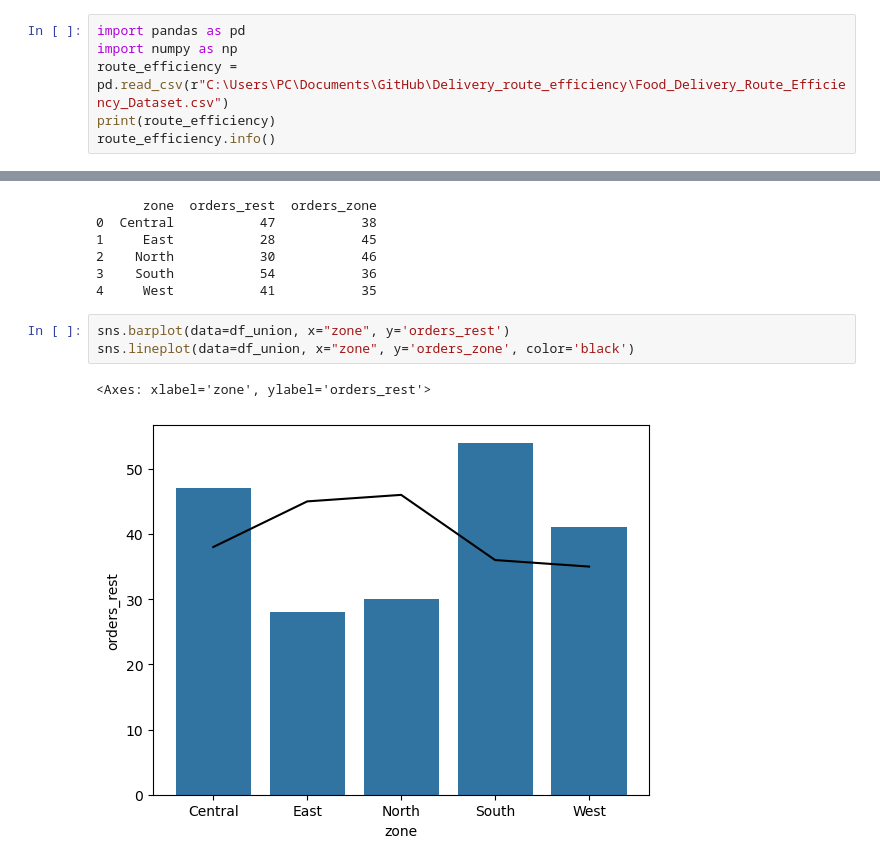
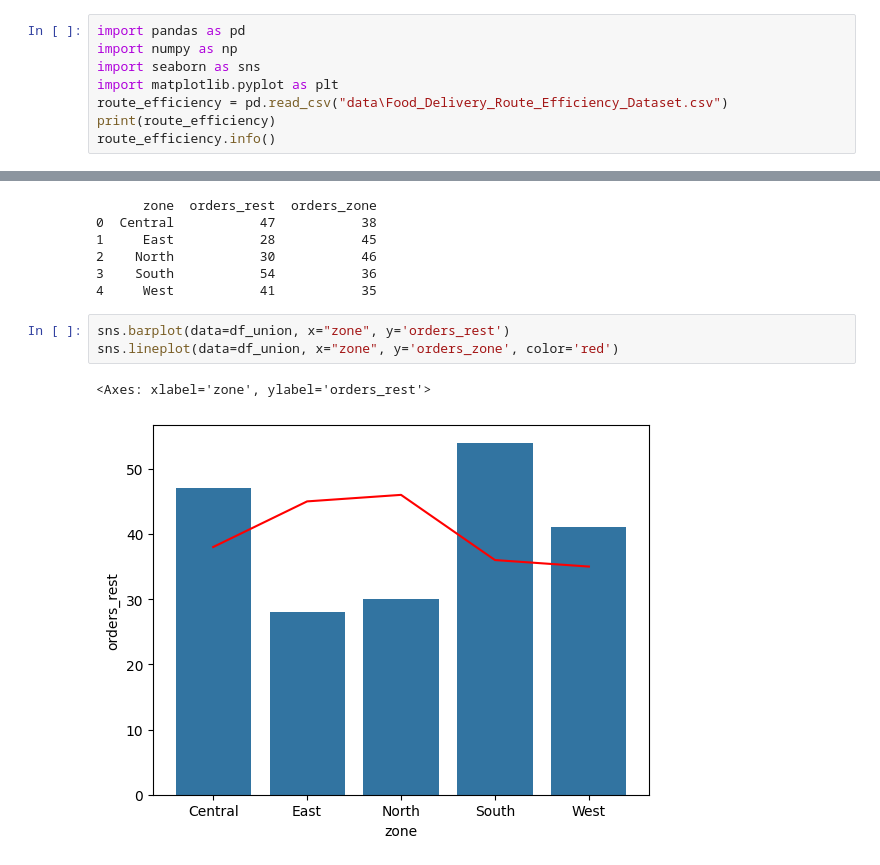
Before and after one commit to ManuelGP1273/Delivery_route_eficiency, a Jupyter notebook: Delivery route efficiency.ipynb, the cells around one changed output, grey strips where cells are left out. Drawn from its saved outputs; the diff is of its cells as text.

```diff
--- a/Delivery route efficiency.ipynb
+++ b/Delivery route efficiency.ipynb
@@ -27,7 +31,9 @@
 # %%
 import pandas as pd
 import numpy as np
-route_efficiency = pd.read_csv(r"C:\Users\PC\Documents\GitHub\Delivery_route_efficiency\Food_Delivery_Route_Efficiency_Dataset.csv")
+import seaborn as sns
+import matplotlib.pyplot as plt
+route_efficiency = pd.read_csv("data\Food_Delivery_Route_Efficiency_Dataset.csv")
 print(route_efficiency)
 route_efficiency.info()
 # %% [output]
@@ -374,10 +354,10 @@ print(df_union)
 4     West           41           35
 # %%
 sns.barplot(data=df_union, x="zone", y='orders_rest')
-sns.lineplot(data=df_union, x="zone", y='orders_zone', color='black')
+sns.lineplot(data=df_union, x="zone", y='orders_zone', color='red')
 # %% [output]
 <Axes: xlabel='zone', ylabel='orders_rest'>
-[figure, old version]
+[figure, new version]
 # %% [markdown]
 ## Conclusiones y sugerencias
 
```
Also changed, not shown: parts of 26 cells of this notebook, 3 other files.
